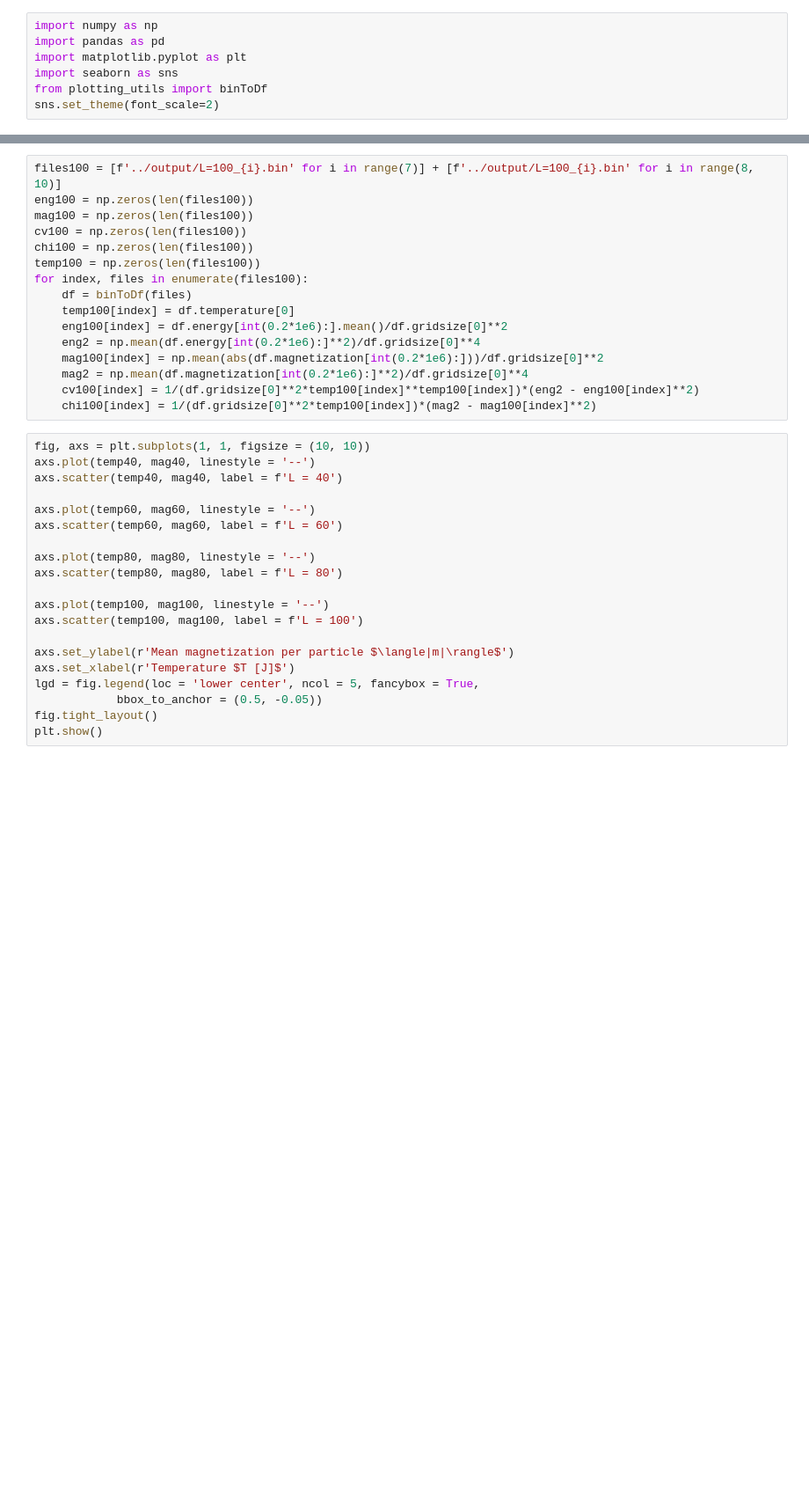
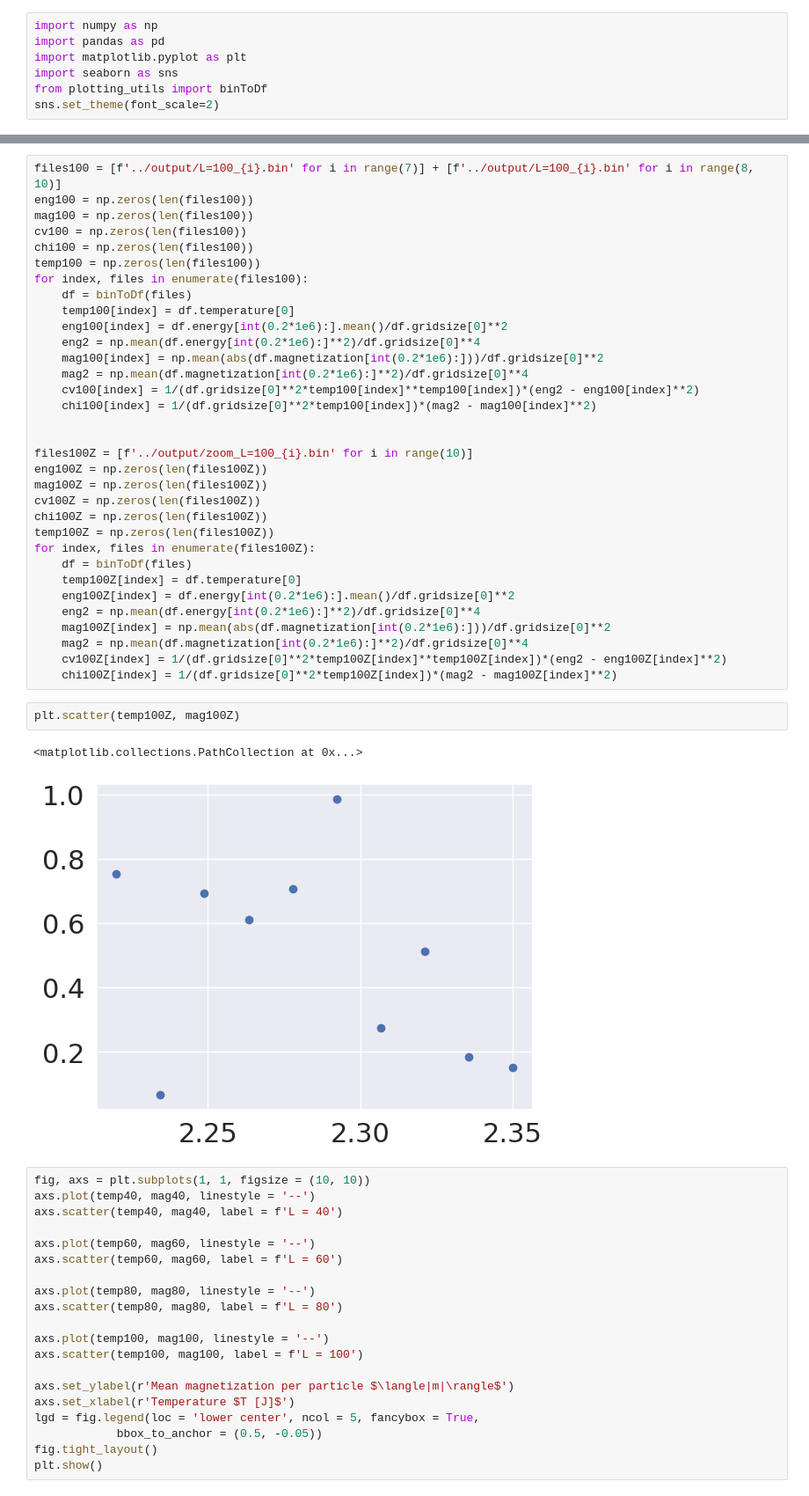
Before and after one commit to augude/fys3150, a Jupyter notebook: Project4/plotting/problem8.ipynb, the cells around one changed output, grey strips where cells are left out. Shown: that part at 88% size. Cells and saved outputs as stored; diff of their text form; blank space fills up the shorter version.

```diff
--- a/Project4/plotting/problem8.ipynb
+++ b/Project4/plotting/problem8.ipynb
@@ -69,6 +127,28 @@ for index, files in enumerate(files100):
     mag2 = np.mean(df.magnetization[int(0.2*1e6):]**2)/df.gridsize[0]**4
     cv100[index] = 1/(df.gridsize[0]**2*temp100[index]**temp100[index])*(eng2 - eng100[index]**2)
     chi100[index] = 1/(df.gridsize[0]**2*temp100[index])*(mag2 - mag100[index]**2)
+
+
+files100Z = [f'../output/zoom_L=100_{i}.bin' for i in range(10)]
+eng100Z = np.zeros(len(files100Z))
+mag100Z = np.zeros(len(files100Z))
+cv100Z = np.zeros(len(files100Z))
+chi100Z = np.zeros(len(files100Z))
+temp100Z = np.zeros(len(files100Z))
+for index, files in enumerate(files100Z):
+    df = binToDf(files)
+    temp100Z[index] = df.temperature[0]
+    eng100Z[index] = df.energy[int(0.2*1e6):].mean()/df.gridsize[0]**2
+    eng2 = np.mean(df.energy[int(0.2*1e6):]**2)/df.gridsize[0]**4
+    mag100Z[index] = np.mean(abs(df.magnetization[int(0.2*1e6):]))/df.gridsize[0]**2
+    mag2 = np.mean(df.magnetization[int(0.2*1e6):]**2)/df.gridsize[0]**4
+    cv100Z[index] = 1/(df.gridsize[0]**2*temp100Z[index]**temp100Z[index])*(eng2 - eng100Z[index]**2)
+    chi100Z[index] = 1/(df.gridsize[0]**2*temp100Z[index])*(mag2 - mag100Z[index]**2)
+# %%
+plt.scatter(temp100Z, mag100Z)
+# %% [output]
+<matplotlib.collections.PathCollection at 0x...>
+[figure, added]
 # %%
 fig, axs = plt.subplots(1, 1, figsize = (10, 10))
 axs.plot(temp40, mag40, linestyle = '--')
```
Also changed, not shown: parts of 8 cells of this notebook, 2 other files.
